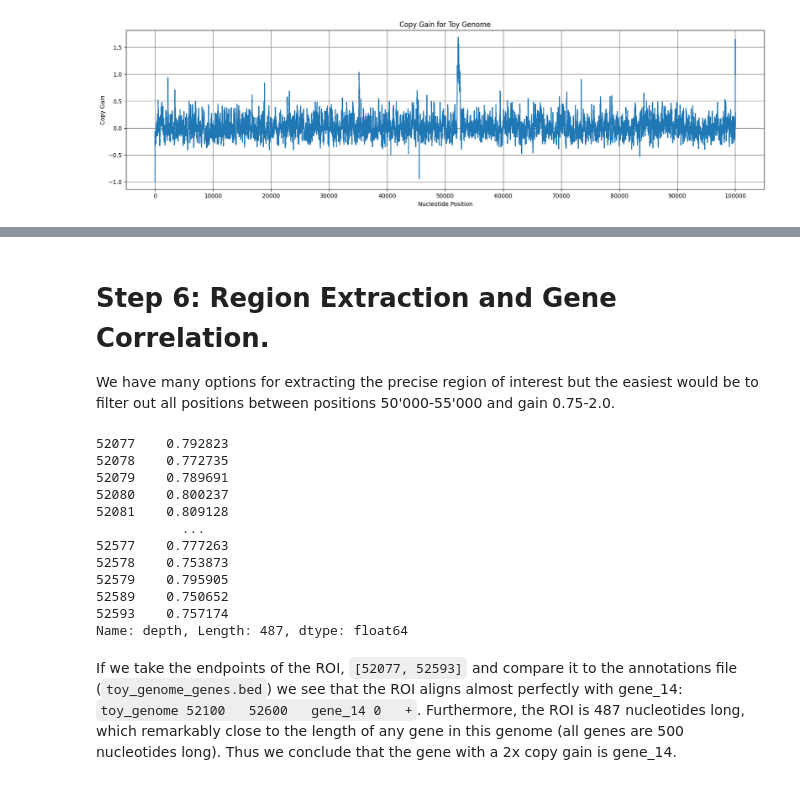
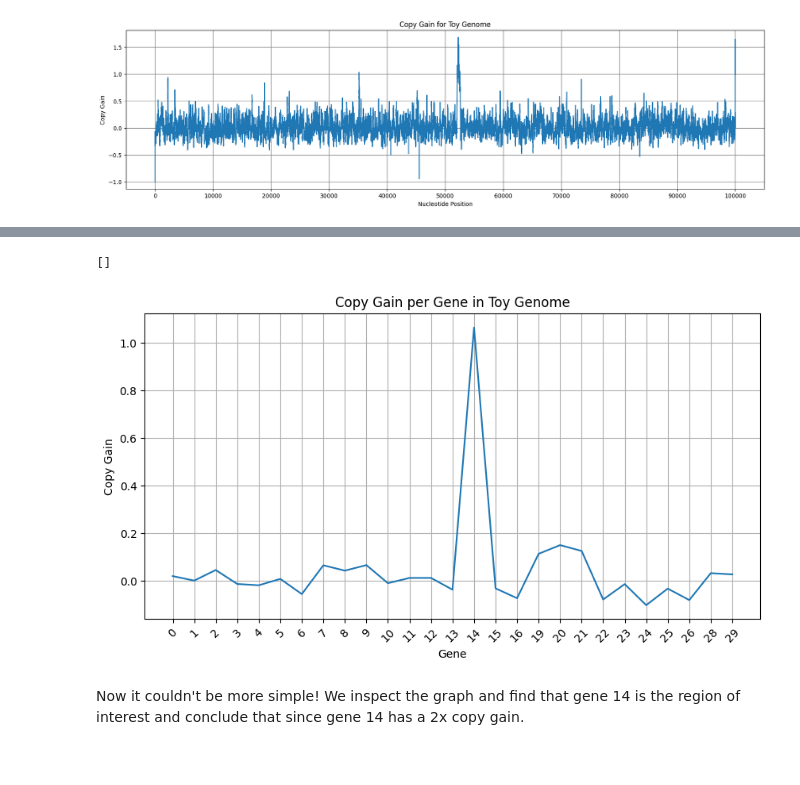
Before and after one commit to jonathanwvos/WG_code_challenge, a Jupyter notebook: Question 2.ipynb, the cells around one changed output, grey strips where cells are left out. Cells and saved outputs as stored; diff of their text form; code cells hidden in the pictures.

Commit message:
Added an extra step when interpreting the copy gain. Gain is now mapped by gene for easier interpretation.

```diff
--- a/Question 2.ipynb
+++ b/Question 2.ipynb
@@ -15,7 +15,9 @@ import pandas as pd
 # Constants
 BASELINE_PATH = join('data', 'baseline_coverage.txt')
 MODIFIED_PATH = join('data', 'modified_coverage.txt')
+ANNOTATIONS_PATH = join('data', 'toy_genome_genes.bed')
 COLUMNS = ['chromosome', 'position', 'depth']
+ANNOTATIONS_COLUMNS = ['genome', 'start', 'end', 'gene', 'score', 'half-strand']
 # %% [markdown]
 # Preliminaries
 First, I open the coverage files generated in step 2.
@@ -136,24 +142,28 @@ Now, the picture is quiet clear. Our region of interest lies in the 50'000th nei
+# %%
+annotations = pd.read_csv(ANNOTATIONS_PATH, sep='\t', header=None, names=ANNOTATIONS_COLUMNS)
+
+xticks = range(len(annotations))
+xlabels = []
+copy_gain_alt = []
+
+for id, item in annotations.iterrows():
+    start = item['start']
+    end = item['end']
+    gene = item['gene']
+    copy_gain_alt.append(copy_no_gain_dist.loc[start: end].mean())
+    xlabels.append(gene.replace('gene_', ''))
+
+fig = plt.figure(figsize=(10,5))
+
+plt.plot(copy_gain_alt)
+plt.xticks(xticks, labels=xlabels, rotation=45)
+plt.grid()
+plt.title('Copy Gain per Gene in Toy Genome')
+plt.ylabel('Copy Gain')
+plt.xlabel('Gene')
+plt.plot()
+# %% [output]
+[]
+[figure, added]
 # %% [markdown]
-# Step 6: Region Extraction and Gene Correlation.
-We have many options for extracting the precise region of interest but the easiest would be to filter out all positions between positions 50'000-55'000 and gain 0.75-2.0.
+Now it couldn't be more simple! We inspect the graph and find that gene 14 is the region of interest and conclude that since gene 14 has a 2x copy gain.
-# %%
-roi = copy_no_gain_dist.loc[50000: 55000]
-roi = roi[(roi <= 2.0) & (roi >= 0.75)]
-
-print(roi)
-# %% [output]
-52077    0.792823
-52078    0.772735
-52079    0.789691
-52080    0.800237
-52081    0.809128
-           ...
-52577    0.777263
-52578    0.753873
-52579    0.795905
-52589    0.750652
-52593    0.757174
-Name: depth, Length: 487, dtype: float64
-# %% [markdown]
-If we take the endpoints of the ROI, `[52077, 52593]` and compare it to the annotations file (`toy_genome_genes.bed`) we see that the ROI aligns almost perfectly with gene_14:
-`toy_genome	52100	52600	gene_14	0	+`. Furthermore, the ROI is 487 nucleotides long, which remarkably close to the length of any gene in this genome (all genes are 500 nucleotides long). Thus we conclude that the gene with a 2x copy gain is gene_14.
```
Also changed, not shown: parts of 2 cells of this notebook.
